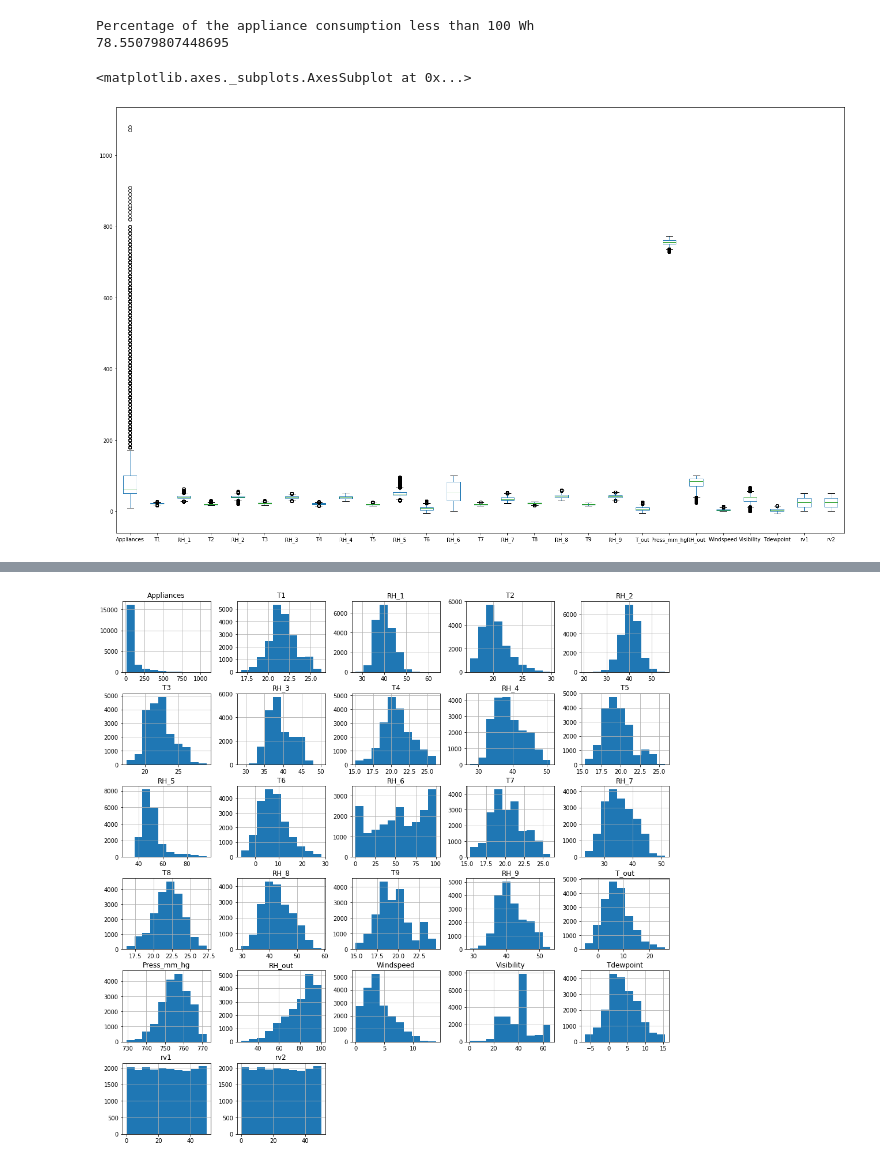
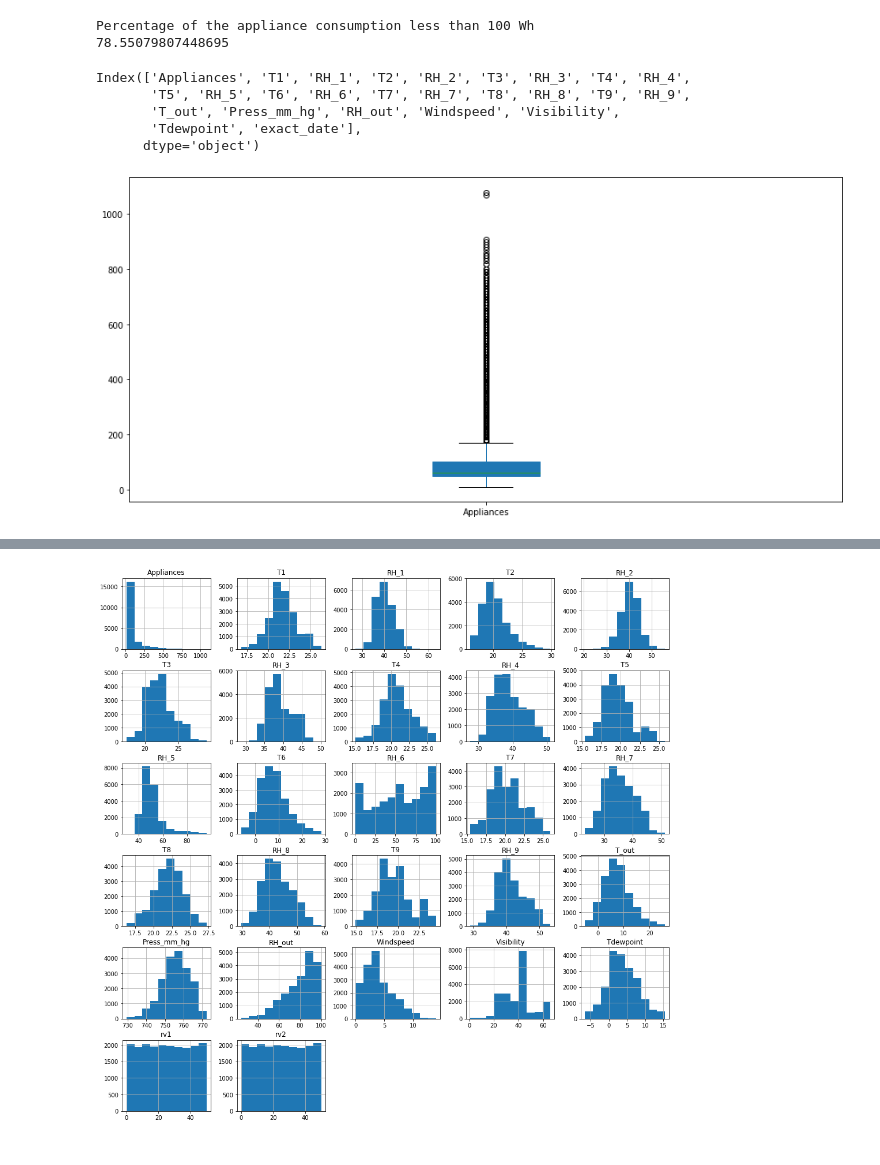
Before and after one commit to meetdelvadiya/Appliance-Energy-Prediction, a Jupyter notebook: Appliance_Energy_Prediction_Project_Meet_Delvadiya.ipynb, the cells around one changed output, grey strips where cells are left out. Cells and saved outputs as stored; diff of their text form; code cells hidden in the pictures.

```diff
--- a/Appliance_Energy_Prediction_Project_Meet_Delvadiya.ipynb
+++ b/Appliance_Energy_Prediction_Project_Meet_Delvadiya.ipynb
@@ -194,8 +206,17 @@ print(((dataset['Appliances'][dataset['Appliances'] <= 100].count()) / (len(data
 # %% [output]
 Percentage of the appliance consumption less than 100 Wh
 78.55079807448695
-# %%
-dataset.plot.box(figsize=(25, 15))
-# %% [output]
-<matplotlib.axes._subplots.AxesSubplot at 0x...>
-[figure, removed]
+# %%
+dataset.columns
+# %% [output]
+Index(['Appliances', 'T1', 'RH_1', 'T2', 'RH_2', 'T3', 'RH_3', 'T4', 'RH_4',
+       'T5', 'RH_5', 'T6', 'RH_6', 'T7', 'RH_7', 'T8', 'RH_8', 'T9', 'RH_9',
+       'T_out', 'Press_mm_hg', 'RH_out', 'Windspeed', 'Visibility',
+       'Tdewpoint', 'exact_date'],
+      dtype='object')
+# %%
+df = pd.DataFrame(data = dataset, columns = ["Appliances"])
+df.plot(kind='box',patch_artist=True,figsize=(15,7))
+plt.show()
+# %% [output]
+[figure, added]
```
Also changed, not shown: parts of 23 cells of this notebook.
